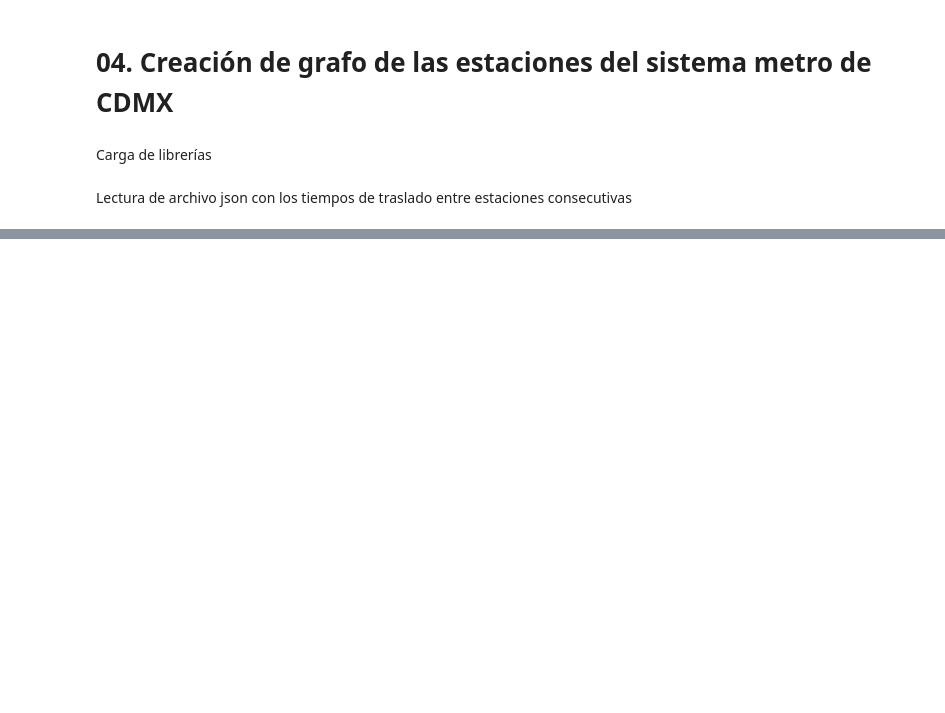
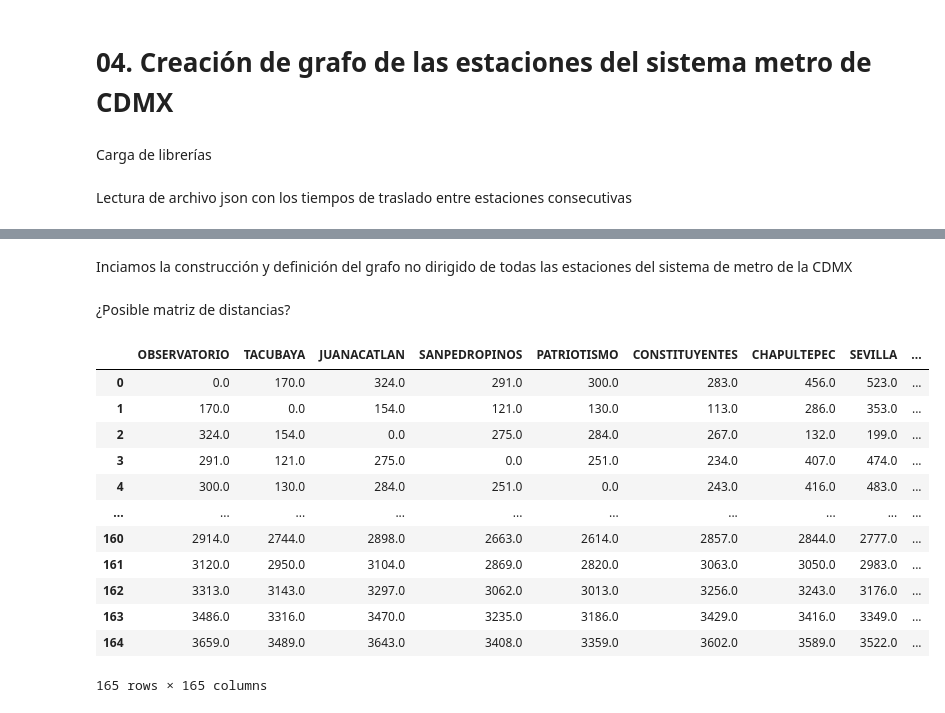
Before and after one commit to FedeSS99/MCE-TSP-Optimizacion, a Jupyter notebook: code/04_CreacionGrafoMetro.ipynb, the cells around one changed output, grey strips where cells are left out. Cells and saved outputs as stored; diff of their text form; code cells hidden in the pictures; blank space fills up the shorter version.

Commit message:
Add possible distance matrix def

```diff
--- a/code/04_CreacionGrafoMetro.ipynb
+++ b/code/04_CreacionGrafoMetro.ipynb
@@ -27,4 +32,6 @@ for route_id in dict_times_metro.keys():
 
     for station_data in stations_data:
         location_stations[station_data[0]] = tuple(station_data[2:])
+# %% [markdown]
+Inciamos la construcción y definición del grafo no dirigido de todas las estaciones del sistema de metro de la CDMX
 # %%
@@ -137,3 +157,33 @@ fig.update_layout(
 )
 
 fig.show()
+# %% [markdown]
+¿Posible matriz de distancias?
+# %%
+matrix_distance = dict()
+
+network_nodes = G.nodes()
+for origin_node in network_nodes:
+    matrix_distance[origin_node] = []
+    for target_node in network_nodes:
+        distance_by_origin = nx.shortest_path_length(G, origin_node, target_node, weight="weight")
+        matrix_distance[origin_node].append(distance_by_origin)
+
+matrix_distance = pd.DataFrame(matrix_distance)
+matrix_distance.index = network_nodes
+
+matrix_distance
+# %% [output]
+|  | OBSERVATORIO | TACUBAYA | JUANACATLAN | SANPEDROPINOS | PATRIOTISMO | CONSTITUYENTES | CHAPULTEPEC | SEVILLA | ... |
+| 0 | 0.0 | 170.0 | 324.0 | 291.0 | 300.0 | 283.0 | 456.0 | 523.0 | ... |
+| 1 | 170.0 | 0.0 | 154.0 | 121.0 | 130.0 | 113.0 | 286.0 | 353.0 | ... |
+| 2 | 324.0 | 154.0 | 0.0 | 275.0 | 284.0 | 267.0 | 132.0 | 199.0 | ... |
+| 3 | 291.0 | 121.0 | 275.0 | 0.0 | 251.0 | 234.0 | 407.0 | 474.0 | ... |
+| 4 | 300.0 | 130.0 | 284.0 | 251.0 | 0.0 | 243.0 | 416.0 | 483.0 | ... |
+| ... | ... | ... | ... | ... | ... | ... | ... | ... | ... |
+| 160 | 2914.0 | 2744.0 | 2898.0 | 2663.0 | 2614.0 | 2857.0 | 2844.0 | 2777.0 | ... |
+| 161 | 3120.0 | 2950.0 | 3104.0 | 2869.0 | 2820.0 | 3063.0 | 3050.0 | 2983.0 | ... |
+| 162 | 3313.0 | 3143.0 | 3297.0 | 3062.0 | 3013.0 | 3256.0 | 3243.0 | 3176.0 | ... |
+| 163 | 3486.0 | 3316.0 | 3470.0 | 3235.0 | 3186.0 | 3429.0 | 3416.0 | 3349.0 | ... |
+| 164 | 3659.0 | 3489.0 | 3643.0 | 3408.0 | 3359.0 | 3602.0 | 3589.0 | 3522.0 | ... |
+165 rows × 165 columns
```
Also changed, not shown: parts of 4 cells of this notebook.
